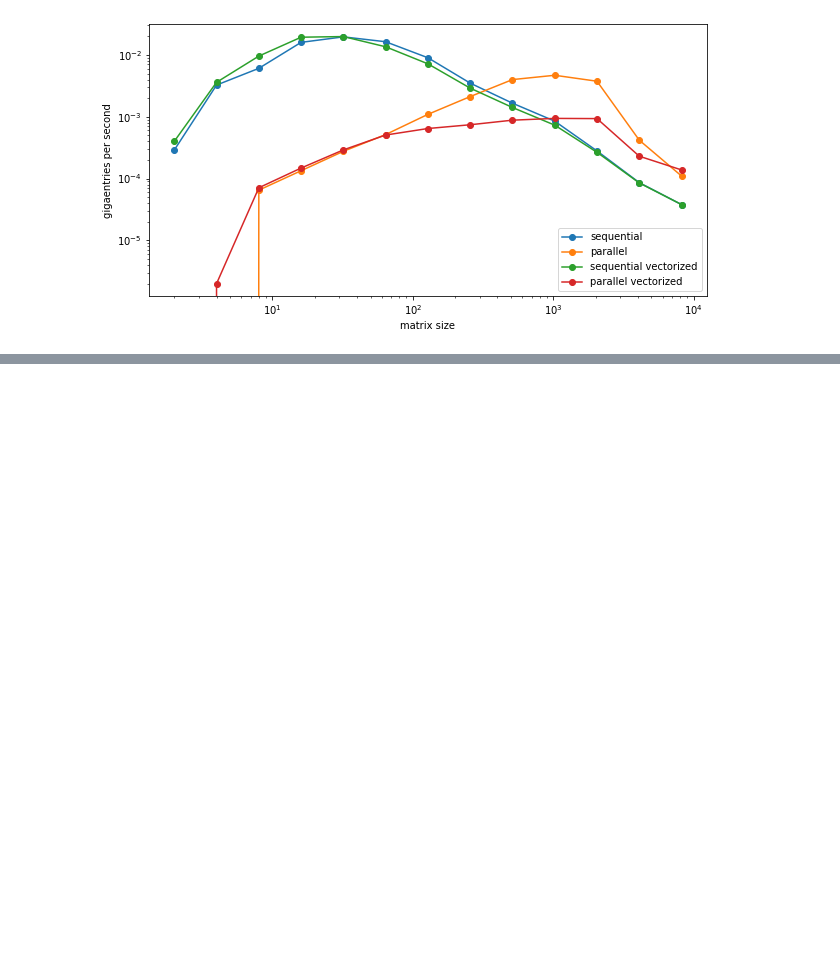
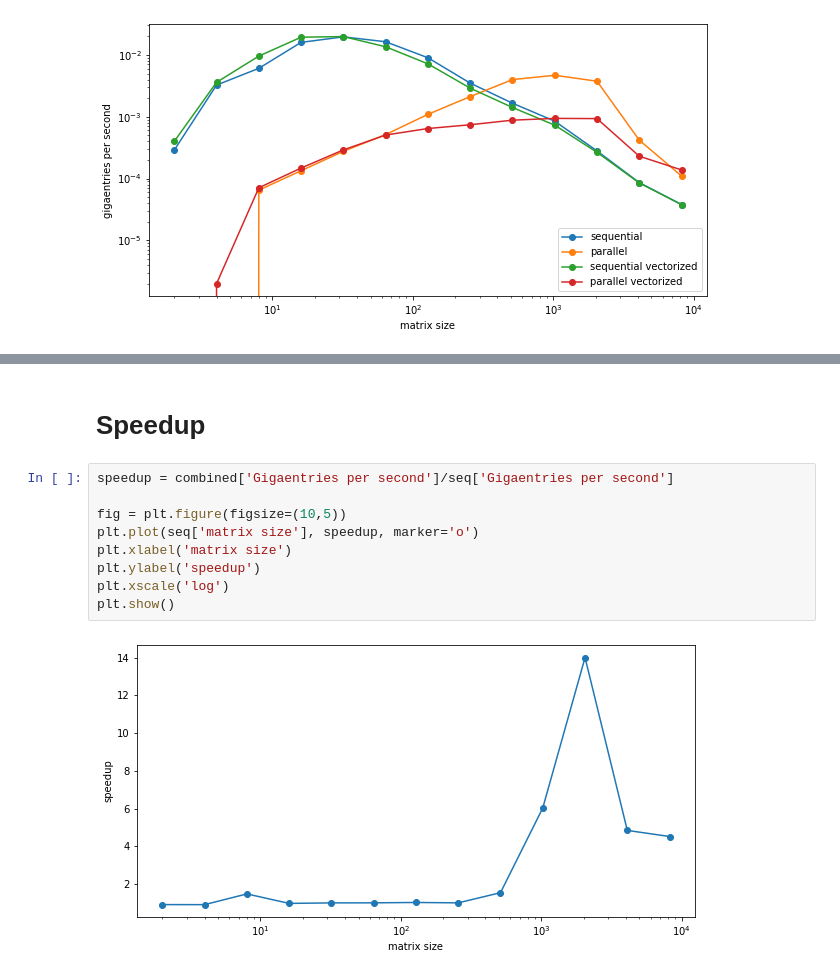
Before and after one commit to paigeweber13/fast-lu-decomposition, a Jupyter notebook: experiments/Experiment Analysis.ipynb, the cells around one changed output, grey strips where cells are left out. Drawn from its saved outputs; the diff is of its cells as text; blank space fills up the shorter version.

```diff
--- a/experiments/Experiment Analysis.ipynb
+++ b/experiments/Experiment Analysis.ipynb
@@ -117,0 +155,13 @@ plt.show()
+# %% [markdown]
+# Speedup
+# %%
+speedup = combined['Gigaentries per second']/seq['Gigaentries per second']
+
+fig = plt.figure(figsize=(10,5))
+plt.plot(seq['matrix size'], speedup, marker='o')
+plt.xlabel('matrix size')
+plt.ylabel('speedup')
+plt.xscale('log')
+plt.show()
+# %% [output]
+[figure, added]
```
Also changed, not shown: parts of 4 cells of this notebook.
